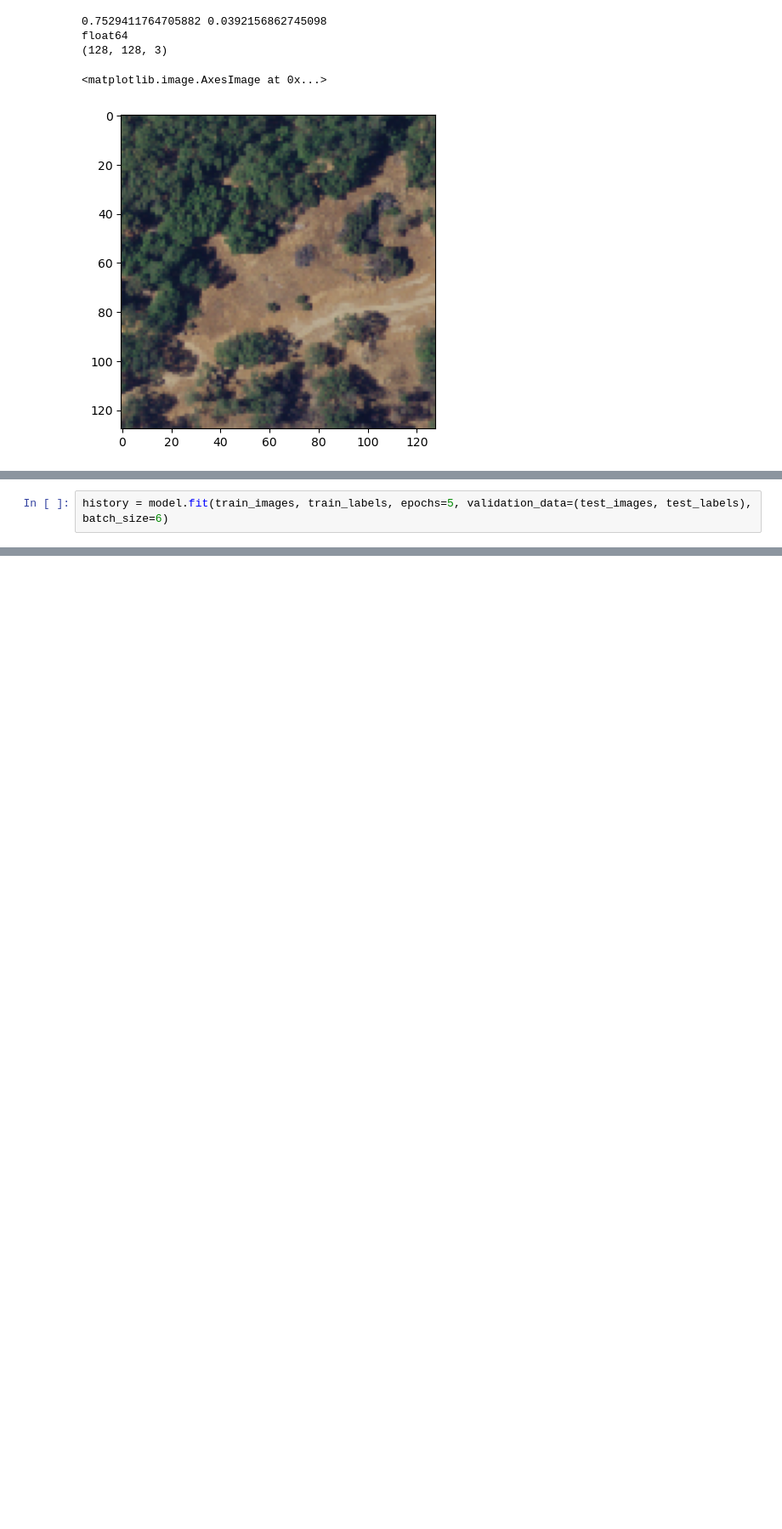
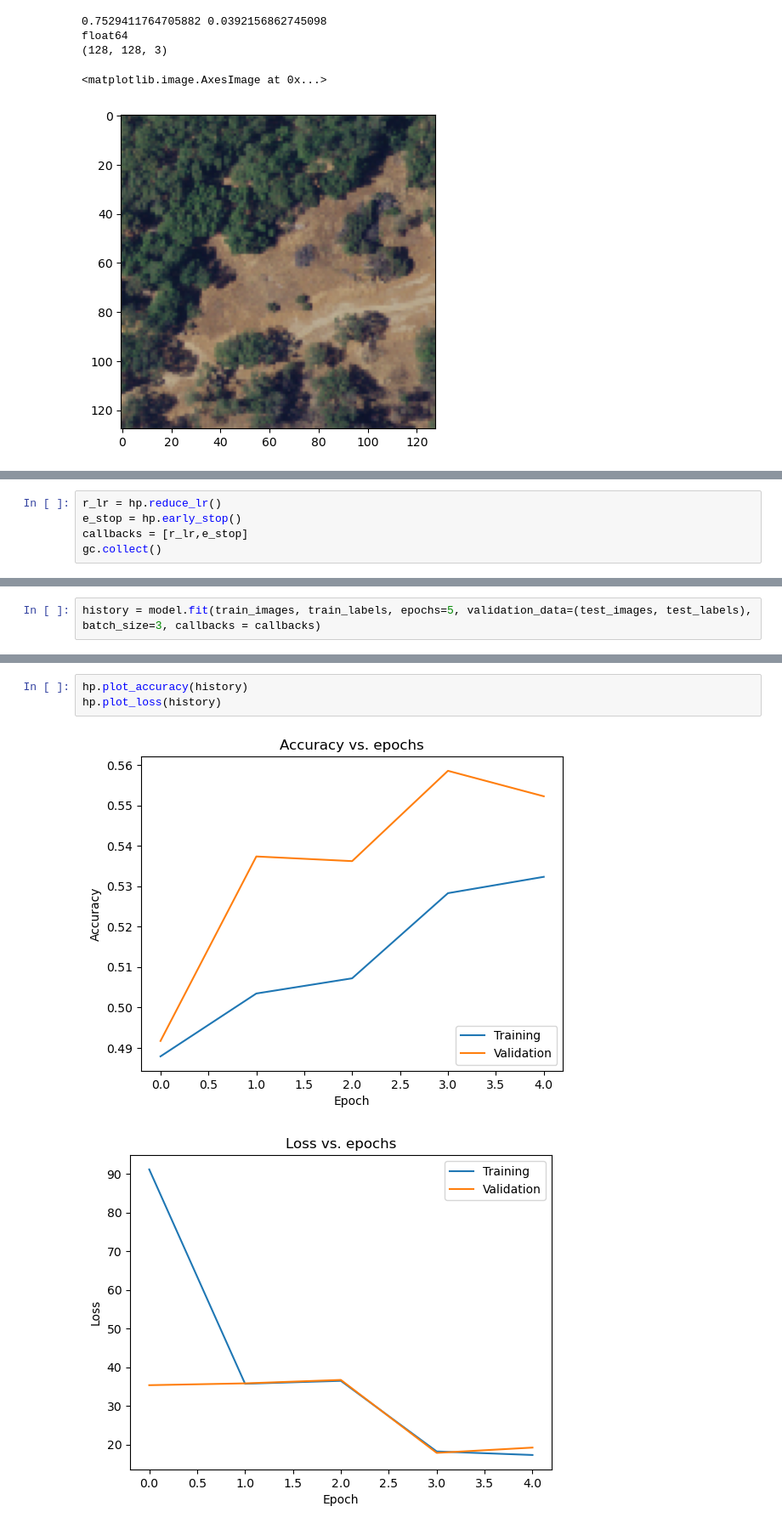
Before and after one commit to tylerjmwhit/Canopy_Damage_segmentation, a Jupyter notebook: segmented_dataset_classification.ipynb, the cells around one changed output, grey strips where cells are left out. Shown at 85% size. Drawn from its saved outputs; the diff is of its cells as text; blank space fills up the shorter version.

```diff
--- a/segmented_dataset_classification.ipynb
+++ b/segmented_dataset_classification.ipynb
@@ -88,0 +92,5 @@ accuracy: 0.163
+# %%
+r_lr = hp.reduce_lr()
+e_stop = hp.early_stop()
+callbacks = [r_lr,e_stop]
+gc.collect()
@@ -89,4 +99,4 @@ accuracy: 0.163
 # %%
-history = model.fit(train_images, train_labels, epochs=5, validation_data=(test_images, test_labels), batch_size=6)
+history = model.fit(train_images, train_labels, epochs=5, validation_data=(test_images, test_labels), batch_size=3, callbacks = callbacks)
 # %% [output]
 Epoch 1/5
@@ -112,0 +116,6 @@ accuracy: 1.000
+# %%
+hp.plot_accuracy(history)
+hp.plot_loss(history)
+# %% [output]
+[figure, added]
+[figure, added]
```
Also changed, not shown: parts of 17 cells of this notebook, 2 other files.
